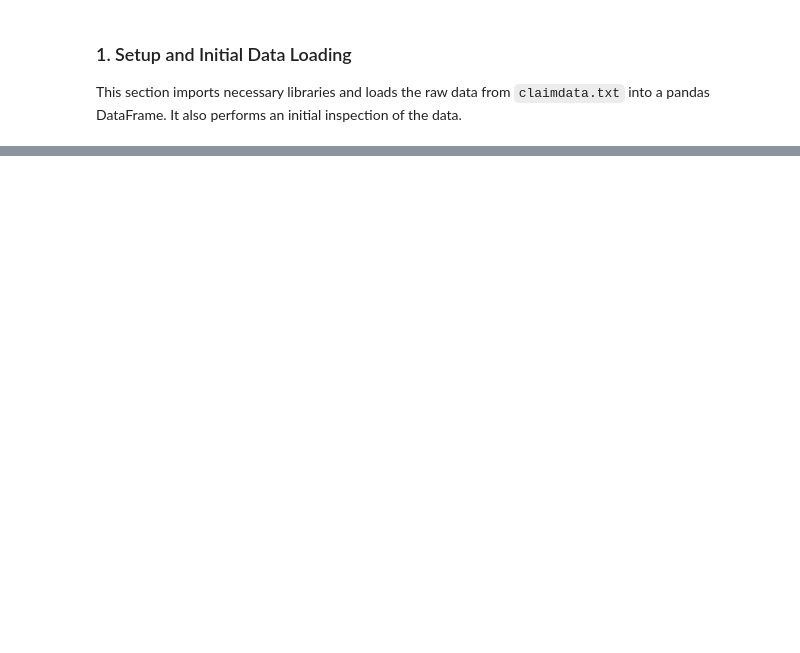
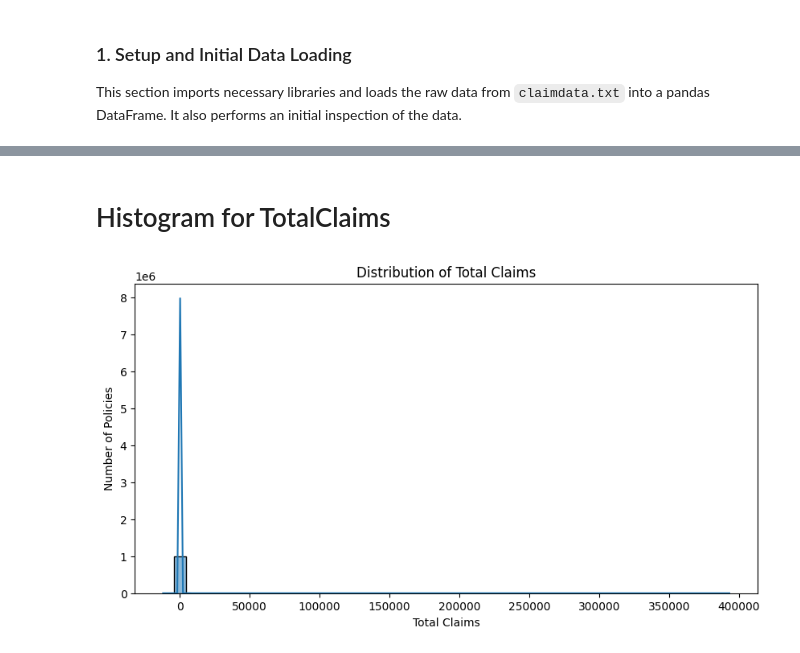
Before and after one commit to Habtu32/insurance_risk_analytics, a Jupyter notebook: notebooks/EDA.ipynb, the cells around one changed output, grey strips where cells are left out. Cells and saved outputs as stored; diff of their text form; code cells hidden in the pictures; blank space fills up the shorter version.

```diff
--- a/notebooks/EDA.ipynb
+++ b/notebooks/EDA.ipynb
@@ -232,0 +51,25 @@ plt.show()
+# %%
+# 1️⃣ Drop columns with too many missing values
+columns_to_drop = [
+    'NumberOfVehiclesInFleet', 'CrossBorder', 'CustomValueEstimate',
+    'Rebuilt', 'Converted', 'WrittenOff'
+]
+df = df.drop(columns=columns_to_drop)
+
+# 2️⃣ Fill missing categorical values
+categorical_cols = [
+    'NewVehicle', 'Bank', 'AccountType', 'Gender', 'MaritalStatus',
+    'VehicleType', 'make', 'mmcode', 'Model', 'bodytype', 'Cylinders',
+    'NumberOfDoors', 'VehicleIntroDate', 'cubiccapacity'
+]
+
+for col in categorical_cols:
+    df[col] = df[col].fillna('Unknown')
+
+# 3️⃣ Fill missing numerical values
+numerical_cols = ['CapitalOutstanding']  # Almost complete, just fill 2 missing
+for col in numerical_cols:
+    df[col] = df[col].fillna(df[col].median())
+
+# 4️⃣ Verify cleaning
+print(df.isnull().sum().sort_values(ascending=False))
@@ -232,0 +96,12 @@ plt.show()
+# %% [markdown]
+# Histogram for TotalClaims
+# %%
+%matplotlib inline
+plt.figure(figsize=(10,5))
+sns.histplot(df['TotalClaims'], bins=50, kde=True)
+plt.title('Distribution of Total Claims')
+plt.xlabel('Total Claims')
+plt.ylabel('Number of Policies')
+plt.show()
+# %% [output]
+[figure, added]
```
Also changed, not shown: parts of 29 cells of this notebook.
